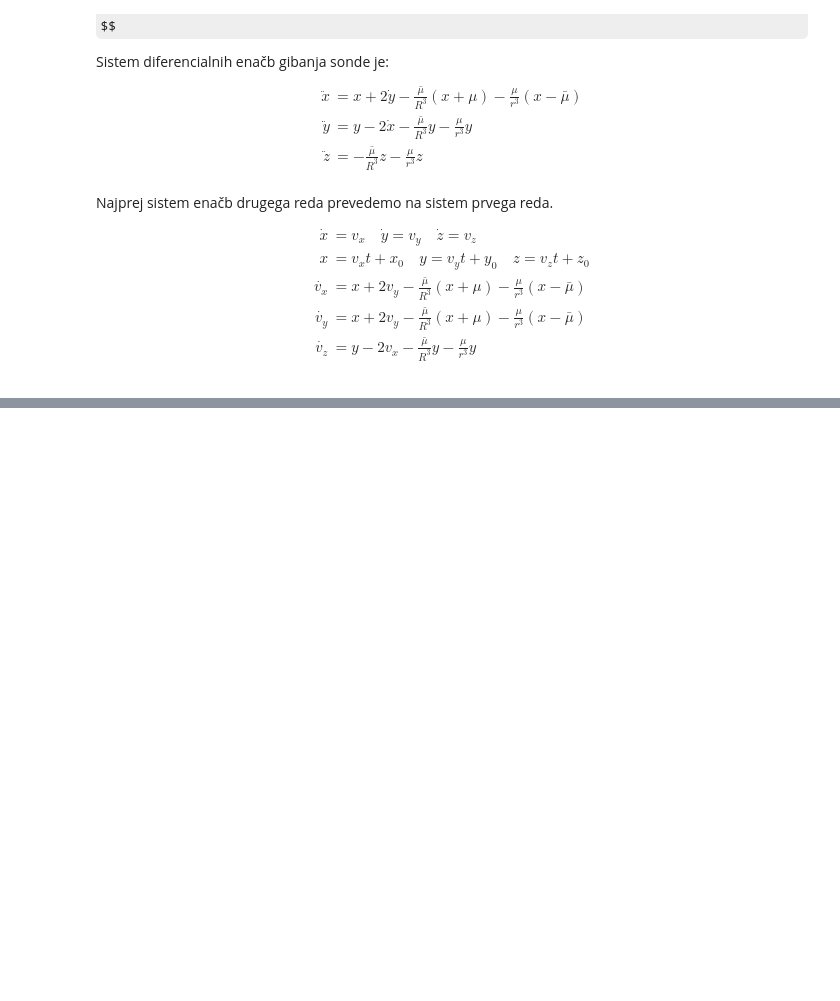
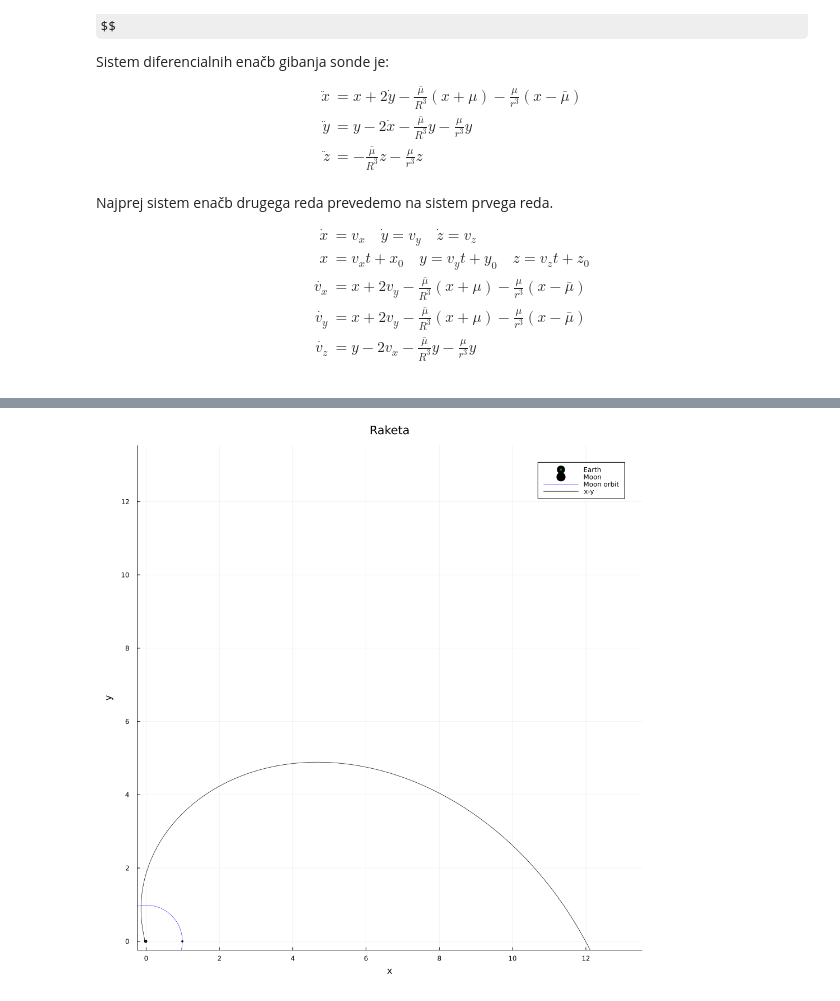
Before and after one commit to NejcHirci/NumMatHWs, a Jupyter notebook: docs/porocilo.ipynb, the cells around one changed output, grey strips where cells are left out. Cells and saved outputs as stored; diff of their text form; code cells hidden in the pictures; some formulas as TeX source; blank space fills up the shorter version.

```diff
--- a/docs/porocilo.ipynb
+++ b/docs/porocilo.ipynb
@@ -66,20 +118,21 @@ x0 = Vector([
 # %%
-mass_earth = 5.974e24;
-mass_moon = 7.348e22;
-mu = mass_moon / (mass_earth + mass_moon);
+best_cond = [-0.03, 0.0, 0.0, 0.0, 10.6845381, 0.0]
+best_cond = [-0.04, 0.0, 0.0, 0.0, 8.525, 0.0]
 
-init_guess = [-mu-0.1, 0.0, 0.0, 0.0, 30.0, 0.0]
-best_cond = find_moon_flyby(init_guess, 1000, 10000, 1e-6)
-println("Best condition: ", best_cond)
 
-yn, tn = rocket_rk4(dF, best_cond, 0.0001, 100)
+best_cond = [-0.04, 0.0, 0.0, 0.0, 8.5, 0.0]
+
+yn, tn = rocket_rk4(dF, best_cond, 0.0001, 24000)
 ys = yn[:,2];
 xs = yn[:,1];
 println("Final position: ", ys[:, end])
 x_m = (1.0 - mu) * cos.(LinRange(0, 2*pi, 100))
 y_m = (1.0 - mu) * sin.(LinRange(0, 2*pi, 100))
 xlims = (minimum(xs)-0.1, maximum(xs)+0.1)
+println(ys)
 scatter([-mu], [0.], label="Earth", color="green", ms=2)
 scatter!([1.0-mu], [0.], label="Moon", color="red", ms=1)
 plot!(x_m, y_m, label="Moon orbit", color="blue", lw=0.5)
-plot!(xs, ys, label="x-y", xlabel="x", ylabel="y", title="Raketa", lw=.7, color="black", aspect_ratio=1.0, size=(800, 800))
+plot!(xs, ys, label="x-y", xlabel="x", ylabel="y", title="Raketa", lw=.7, color="black", aspect_ratio=:equal, xlims=xlims, ylims=xlims, size=(1000, 1000))
+# %% [output]
+[figure, added]
```
Also changed, not shown: parts of 2 cells of this notebook, 3 other files.
